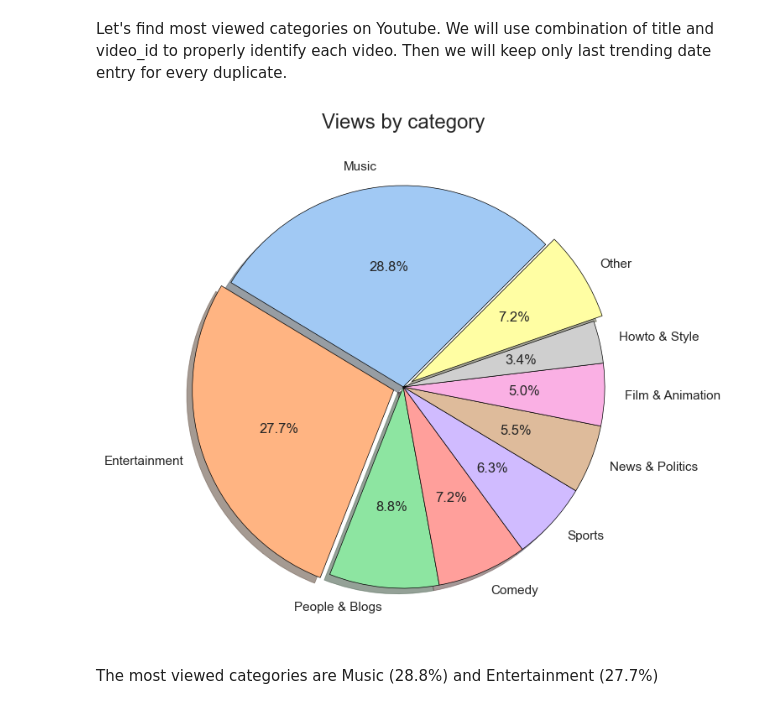
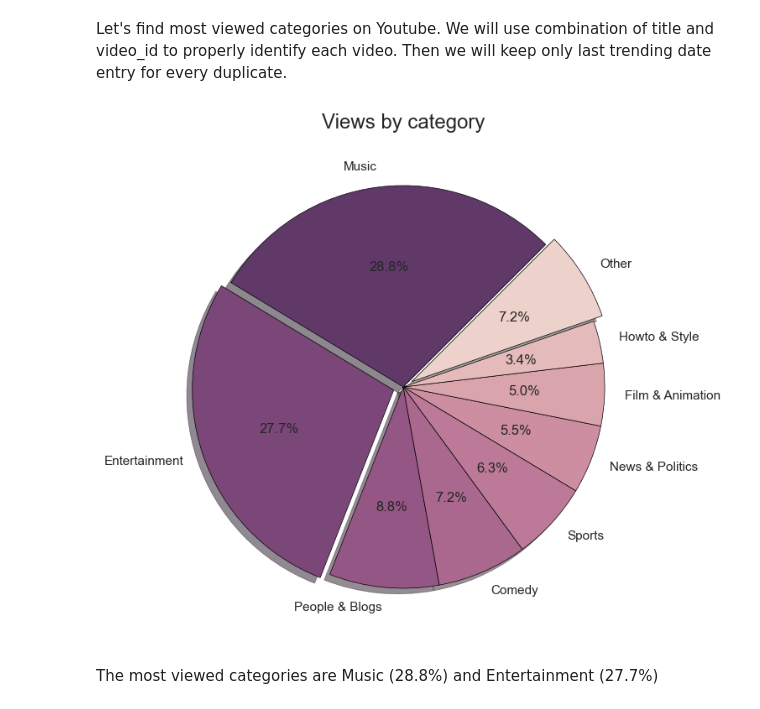
Before and after one commit to Eugeniy-Makarevich/Youtube-trending-videos, a Jupyter notebook: youtube_videos.ipynb, the cells around one changed output. Saved outputs shown, nothing was run; the diff lists cells and outputs as text; code cells hidden in the pictures.

```diff
--- a/youtube_videos.ipynb
+++ b/youtube_videos.ipynb
@@ -19,7 +19,7 @@ import json
 from scipy import stats
 
 # general options
-sns.set_theme()
+sns.set()
 plt.style.use('bmh')
 # %% [markdown]
 First let's unpack the archive and check it content:
@@ -170,29 +170,29 @@ df1 = df1.apply(lambda x: round(100 * x / float(x.sum()), 1))
 # %%
 # create slices
 slices = [x for x in df1['views'] if x >= 3]
 other = sum([x for x in df1['views'] if x < 3])
 slices.append(other)
 
 # create labels
 labels = list(df1.index[0:len(slices)-1])
 labels.append('Other')
 
 # colormap and style
-categoryColors = sns.color_palette('pastel')[0:len(slices)]
+categoryColors = sns.cubehelix_palette(n_colors=len(slices)+2, reverse=True)[2:]
 explode = [0 for x in range(len(slices))]
 explode[1] = 0.05
 explode[-1] = 0.05
 
 # plot
 fig, ax = plt.subplots(figsize=(4, 5))
 fig.subplots_adjust(0.2,0,2,1.2)
 pie = ax.pie(slices, labels=labels,
              wedgeprops={'edgecolor': 'black'},
              colors=categoryColors, explode=explode,
              shadow=True, startangle=45, autopct='%1.1f%%')
 title = plt.title('Views by category')
 # %% [output]
-[figure, old version]
+[figure, new version]
 # %% [markdown]
 The most viewed categories are Music (28.8%) and Entertainment (27.7%)
 # %% [markdown]
```
Also changed, not shown: parts of 14 cells of this notebook.
